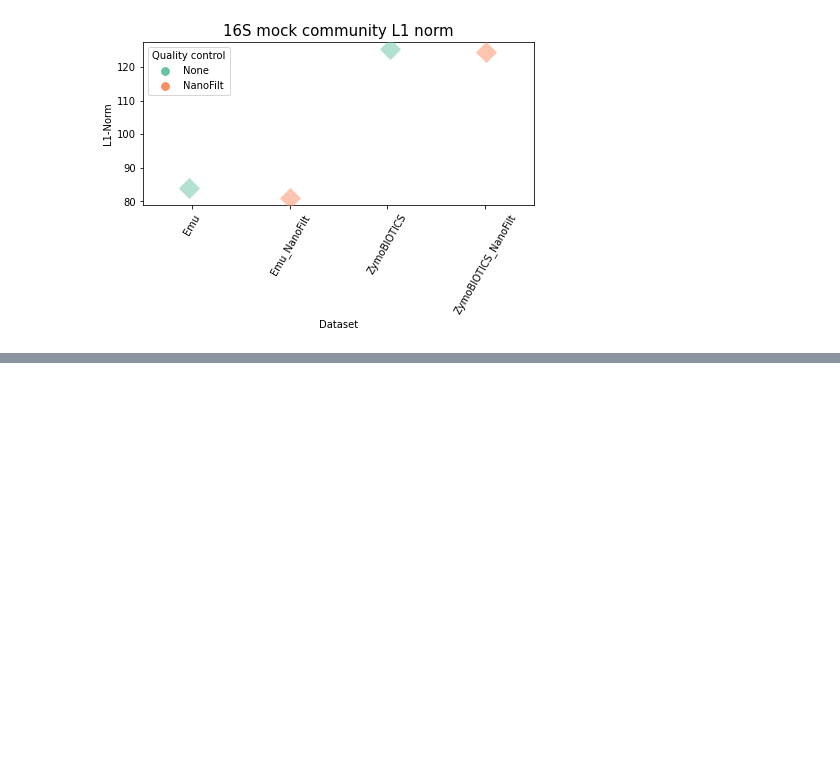
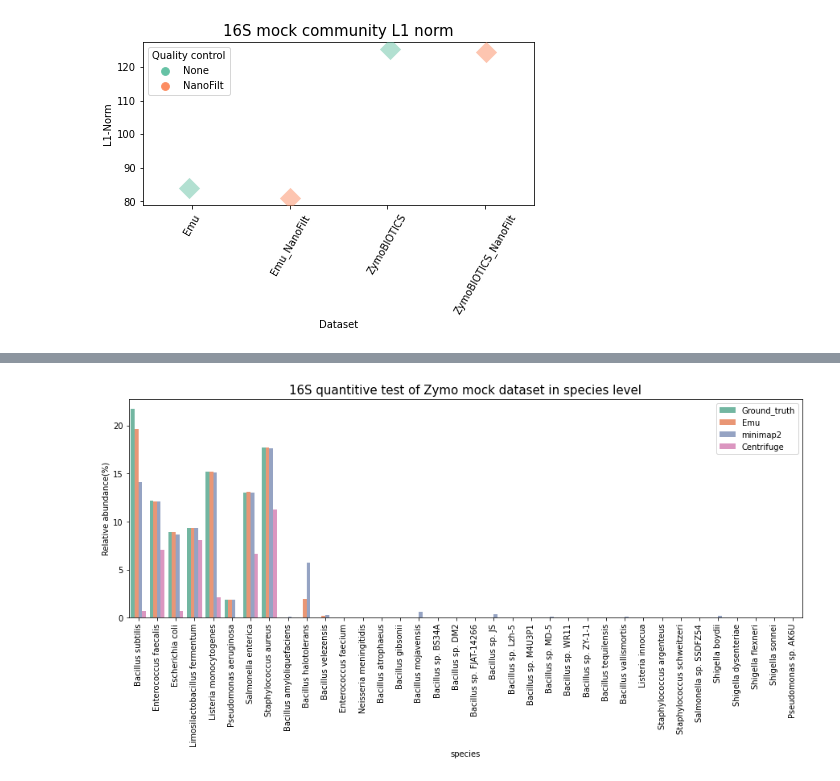
Before and after one commit to brucewu1996/Probiotics_signature, a Jupyter notebook: 16S_mock_quantitive_test.ipynb, the cells around one changed output, grey strips where cells are left out. Saved outputs shown, nothing was run; the diff lists cells and outputs as text; code cells hidden in the pictures; blank space fills up the shorter version.

```diff
--- a/16S_mock_quantitive_test.ipynb
+++ b/16S_mock_quantitive_test.ipynb
@@ -129,0 +364,42 @@ plt.savefig('tmp/16s_l1.png',dpi = 300,bbox_inches = "tight")
+# %%
+emu_df = pd.read_csv(emu_output,sep = '\t')
+minimap_df = pd.read_csv(minimap2_output,sep='\t')
+centri_df = format_mpa_report(centri_output)
+zymo_ground_truth = pd.read_csv(ground_truth)
+#remove abundance less than threshold
+threshold = 0.0001
+idx = minimap_df['abundance'] > threshold
+minimap_df = minimap_df.loc[idx,:]
+#change data format from bacillus_subtillis to bacillus subtillis
+centri_df = centri_df.applymap(lambda x: x.replace('_',' ') if type(x) is str else x)
+#change ground truth colname
+zymo_ground_truth.columns = ['abundance','species']
+centri_df.columns = ['species','abundance']
+# %%
+minimap_df_subset = minimap_df.iloc[:,0:2]
+minimap_df_subset['Class'] = ['minimap2'] * minimap_df_subset.shape[0]
+minimap_df_subset['abundance'] = minimap_df_subset['abundance'] * 100
+emu_df_subset = emu_df.iloc[:,0:2]
+emu_df_subset['Class'] = ['Emu'] * emu_df_subset.shape[0]
+emu_df_subset['abundance'] = emu_df_subset['abundance'] * 100
+zymo_ground_truth['Class'] = ['Ground_truth'] * zymo_ground_truth.shape[0]
+#extract ground truth species from centri output
+ground_truth = list(zymo_ground_truth['species'])
+idx = [x in ground_truth for x in centri_df['species']]
+centri_df_subset = centri_df.loc[idx,:]
+centri_df_subset = centri_df_subset.loc[:,['species','abundance']]
+centri_df_subset['Class'] = ['Centrifuge'] * centri_df_subset.shape[0]
+merge_df = pd.concat([zymo_ground_truth,emu_df_subset,minimap_df_subset,centri_df_subset])
+# %%
+plt.figure(figsize=(15,5))
+ax = sns.barplot(x='species',y='abundance',hue='Class',data=merge_df,palette="Set2",ci=None)
+ax.set_xticklabels(ax.get_xticklabels(),rotation = 90)
+ax.set_ylabel('Relative abundance(%)')
+title = '16S quantitive test of Zymo mock dataset in species level'
+plt.title(title,fontsize =15)
+plt.legend(loc='upper right')
+output_path = '/home/bruce1996/data/Yi-Fung-Chuang/'
+fig_name = output_path + 'tmp/16s_quantitative_test_zymo_in_species_level.png'
+plt.savefig(fig_name,dpi = 300,bbox_inches = "tight")
+# %% [output]
+[figure, added]
```
Also changed, not shown: parts of 24 cells of this notebook, 2 other files.
